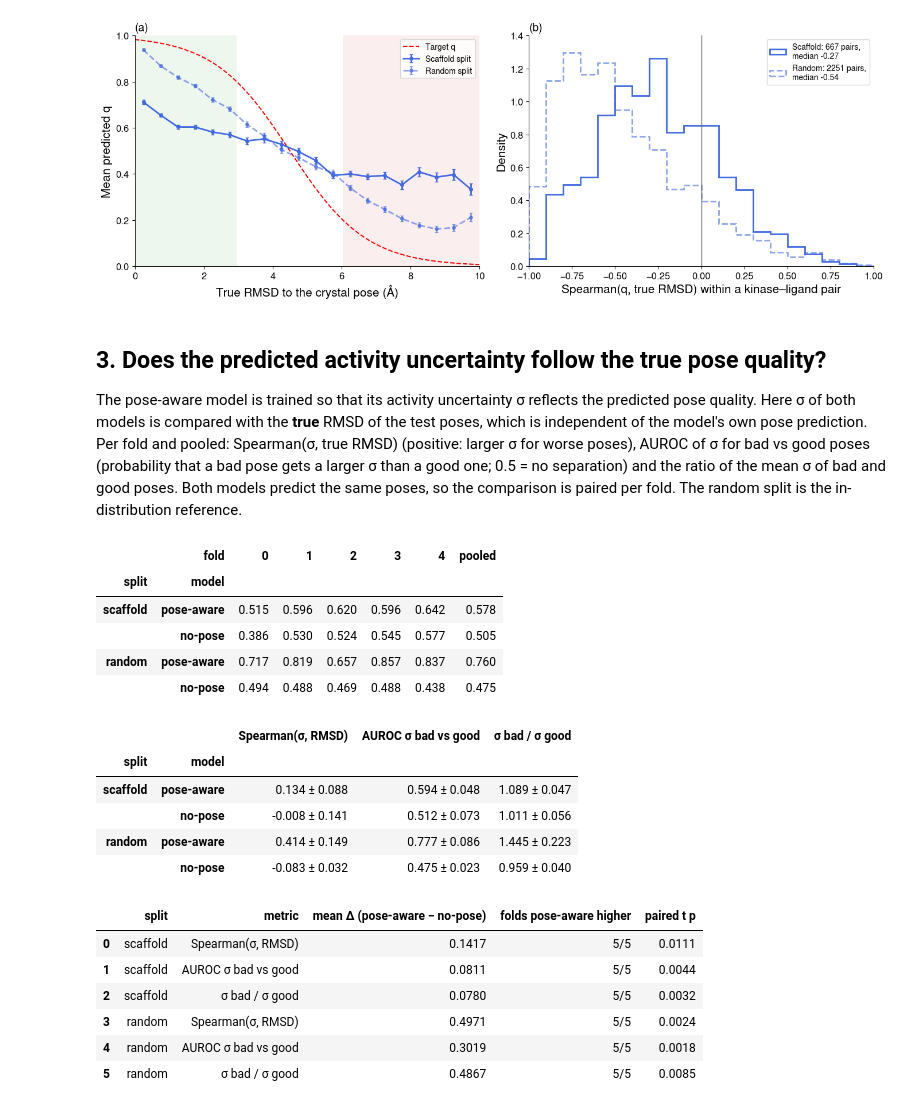
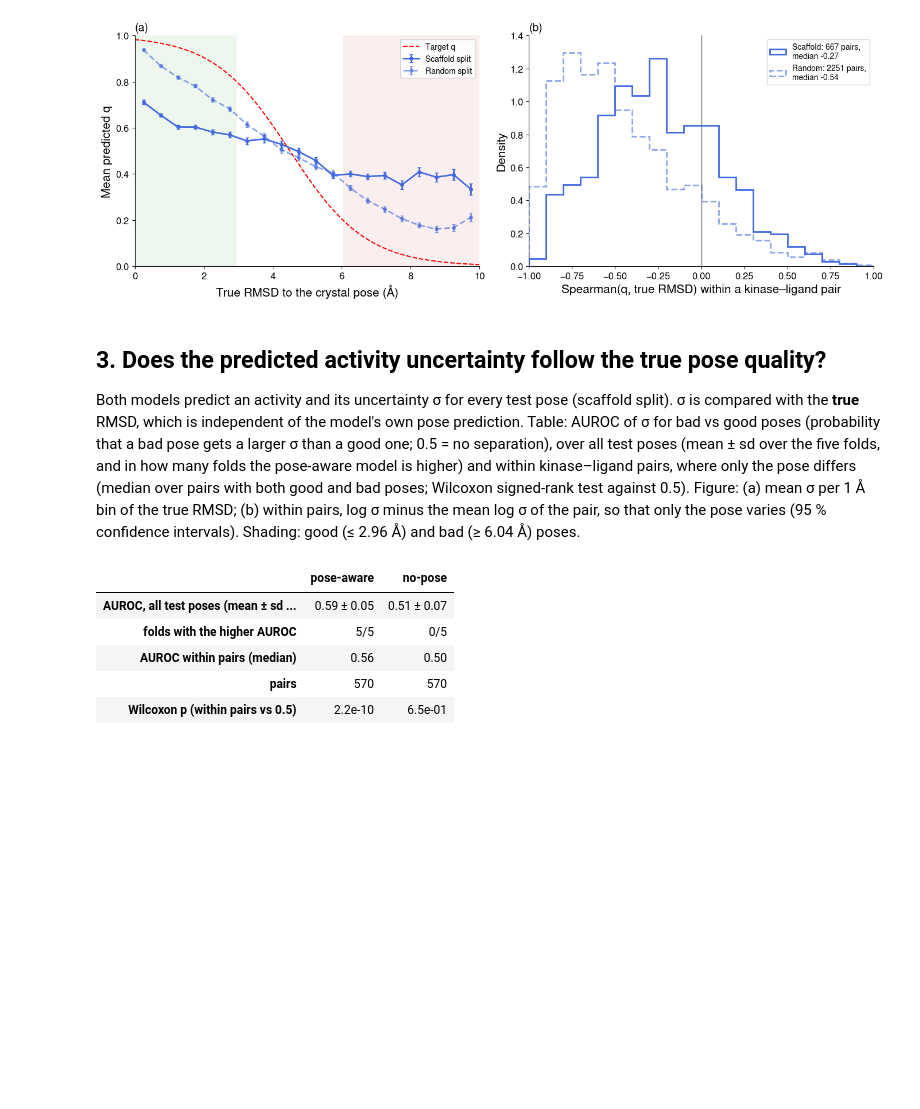
Before and after one commit to openkinome/multi-objective-kinodata-3D, a Jupyter notebook: analysis_publication/pose_reliability_validation.ipynb, the cells around one changed output. Cells and saved outputs as stored; diff of their text form; code cells hidden in the pictures; blank space fills up the shorter version.

Commit message:
pose_reliability_validation.ipynb: shorter section 3 (one table and the figure, scaffold split)
Co-Authored-By: Claude Opus 5.5 <noreply@anthropic.com>

```diff
--- a/analysis_publication/pose_reliability_validation.ipynb
+++ b/analysis_publication/pose_reliability_validation.ipynb
@@ -186,58 +186,31 @@ plt.show()
 # %% [markdown]
 ## 3. Does the predicted activity uncertainty follow the true pose quality?
 
-The pose-aware model is trained so that its activity uncertainty σ reflects the predicted pose quality. Here σ of both models is compared with the **true** RMSD of the test poses, which is independent of the model's own pose prediction. Per fold and pooled: Spearman(σ, true RMSD) (positive: larger σ for worse poses), AUROC of σ for bad vs good poses (probability that a bad pose gets a larger σ than a good one; 0.5 = no separation) and the ratio of the mean σ of bad and good poses. Both models predict the same poses, so the comparison is paired per fold. The random split is the in-distribution reference.
+Both models predict an activity and its uncertainty σ for every test pose (scaffold split). σ is compared with the **true** RMSD, which is independent of the model's own pose prediction. Table: AUROC of σ for bad vs good poses (probability that a bad pose gets a larger σ than a good one; 0.5 = no separation), over all test poses (mean ± sd over the five folds, and in how many folds the pose-aware model is higher) and within kinase–ligand pairs, where only the pose differs (median over pairs with both good and bad poses; Wilcoxon signed-rank test against 0.5). Figure: (a) mean σ per 1 Å bin of the true RMSD; (b) within pairs, log σ minus the mean log σ of the pair, so that only the pose varies (95 % confidence intervals). Shading: good (≤ 2.96 Å) and bad (≥ 6.04 Å) poses.
 # %%
 SIGMA = {"pose-aware": ("sigma_pose_aware", COLORS["pose_aware"]), "no-pose": ("sigma_no_pose", COLORS["no_pose"])}
+d = data["scaffold"].copy()
 
 
-def sigma_metrics(g, col):
+def sigma_auroc(g, col):
     good, bad = (g["class"] == "good").to_numpy(), (g["class"] == "bad").to_numpy()
-    sel = good | bad
-    return {"Spearman(σ, RMSD)": stats.spearmanr(g[col], g["true_rmsd"]).correlation,
-            "AUROC σ bad vs good": auroc(g[col].to_numpy()[sel], bad[sel]),
-            "σ bad / σ good": g.loc[bad, col].mean() / g.loc[good, col].mean()}
+    return auroc(g[col].to_numpy()[good | bad], bad[good | bad]) if good.any() and bad.any() else np.nan
 
 
-rows = []
-for split, d in data.items():
-    for fold, g in list(d.groupby("fold")) + [("pooled", d)]:
-        for model, (col, _) in SIGMA.items():
-            rows.append({"split": split, "fold": fold, "model": model, **sigma_metrics(g, col)})
-sig = pd.DataFrame(rows)
-sig.to_csv(OUTPUT / "sigma_vs_true_rmsd_per_fold.csv", index=False)
-scols = ["Spearman(σ, RMSD)", "AUROC σ bad vs good", "σ bad / σ good"]
-display(sig.pivot_table(index=["split", "model"], columns="fold", values="AUROC σ bad vs good", sort=False).round(3))
-
-# mean +- sd over the five folds, and paired pose-aware - no-pose per fold
-pf = sig[sig.fold != "pooled"].astype({"fold": int})
-agg = pf.groupby(["split", "model"], sort=False)[scols].agg(["mean", "std"])
-display(pd.DataFrame({c: agg[c]["mean"].map("{:.3f}".format) + " ± " + agg[c]["std"].map("{:.3f}".format) for c in scols}))
-paired = []
-for split in data:
-    w = pf[pf.split == split].pivot(index="fold", columns="model", values=scols)
-    for c in scols:
-        dlt = (w[c]["pose-aware"] - w[c]["no-pose"]).astype(float)
-        paired.append({"split": split, "metric": c, "mean Δ (pose-aware − no-pose)": dlt.mean(),
-                       "folds pose-aware higher": f"{int((dlt > 0).sum())}/{len(dlt)}", "paired t p": stats.ttest_1samp(dlt, 0).pvalue})
-pd.DataFrame(paired).round(4)
+per_fold = pd.DataFrame({m: d.groupby("fold").apply(sigma_auroc, col) for m, (col, _) in SIGMA.items()})
+pairs = d.groupby("group").filter(lambda g: len(g) >= MIN_POSES and g["true_rmsd"].nunique() >= 3)
+per_pair = pd.DataFrame({m: pairs.groupby("group").apply(sigma_auroc, col) for m, (col, _) in SIGMA.items()}).dropna()
+table = pd.DataFrame({m: {"AUROC, all test poses (mean ± sd over folds)": f"{per_fold[m].mean():.2f} ± {per_fold[m].std():.2f}",
+                          "folds with the higher AUROC": f"{int((per_fold[m] > per_fold.drop(columns=m).iloc[:, 0]).sum())}/5",
+                          "AUROC within pairs (median)": f"{per_pair[m].median():.2f}",
+                          "pairs": len(per_pair),
+                          "Wilcoxon p (within pairs vs 0.5)": f"{stats.wilcoxon(per_pair[m] - 0.5).pvalue:.1e}"} for m in SIGMA})
+table.to_csv(OUTPUT / "sigma_vs_true_rmsd.csv")
+table
 # %% [output]
-|  | fold | 0 | 1 | 2 | 3 | 4 | pooled |
-| split | model |  |  |  |  |  |  |
-| scaffold | pose-aware | 0.515 | 0.596 | 0.620 | 0.596 | 0.642 | 0.578 |
-|  | no-pose | 0.386 | 0.530 | 0.524 | 0.545 | 0.577 | 0.505 |
-| random | pose-aware | 0.717 | 0.819 | 0.657 | 0.857 | 0.837 | 0.760 |
-|  | no-pose | 0.494 | 0.488 | 0.469 | 0.488 | 0.438 | 0.475 |
+|  | pose-aware | no-pose |
+| AUROC, all test poses (mean ± sd ... | 0.59 ± 0.05 | 0.51 ± 0.07 |
+| folds with the higher AUROC | 5/5 | 0/5 |
+| AUROC within pairs (median) | 0.56 | 0.50 |
+| pairs | 570 | 570 |
+| Wilcoxon p (within pairs vs 0.5) | 2.2e-10 | 6.5e-01 |
-|  |  | Spearman(σ, RMSD) | AUROC σ bad vs good | σ bad / σ good |
-| split | model |  |  |  |
-| scaffold | pose-aware | 0.134 ± 0.088 | 0.594 ± 0.048 | 1.089 ± 0.047 |
-|  | no-pose | -0.008 ± 0.141 | 0.512 ± 0.073 | 1.011 ± 0.056 |
-| random | pose-aware | 0.414 ± 0.149 | 0.777 ± 0.086 | 1.445 ± 0.223 |
-|  | no-pose | -0.083 ± 0.032 | 0.475 ± 0.023 | 0.959 ± 0.040 |
-|  | split | metric | mean Δ (pose-aware − no-pose) | folds pose-aware higher | paired t p |
-| 0 | scaffold | Spearman(σ, RMSD) | 0.1417 | 5/5 | 0.0111 |
-| 1 | scaffold | AUROC σ bad vs good | 0.0811 | 5/5 | 0.0044 |
-| 2 | scaffold | σ bad / σ good | 0.0780 | 5/5 | 0.0032 |
-| 3 | random | Spearman(σ, RMSD) | 0.4971 | 5/5 | 0.0024 |
-| 4 | random | AUROC σ bad vs good | 0.3019 | 5/5 | 0.0018 |
-| 5 | random | σ bad / σ good | 0.4867 | 5/5 | 0.0085 |
```
Also changed, not shown: parts of 6 cells of this notebook.
